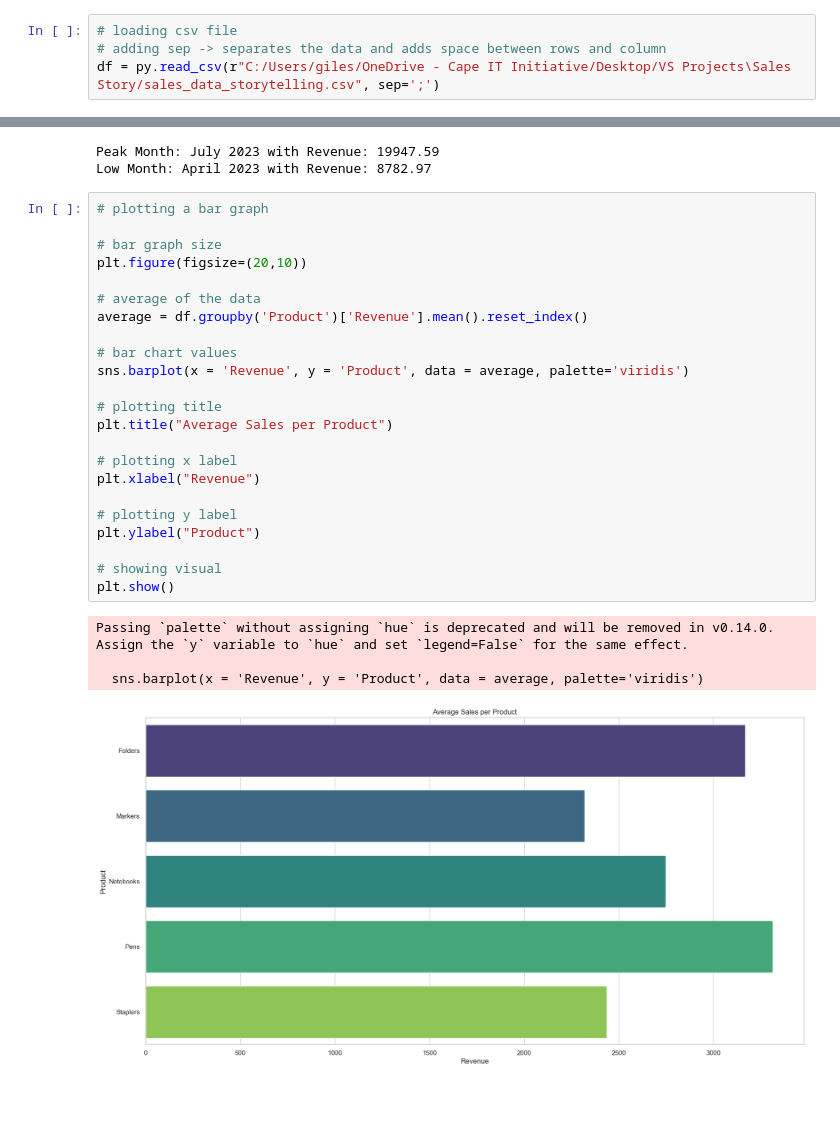
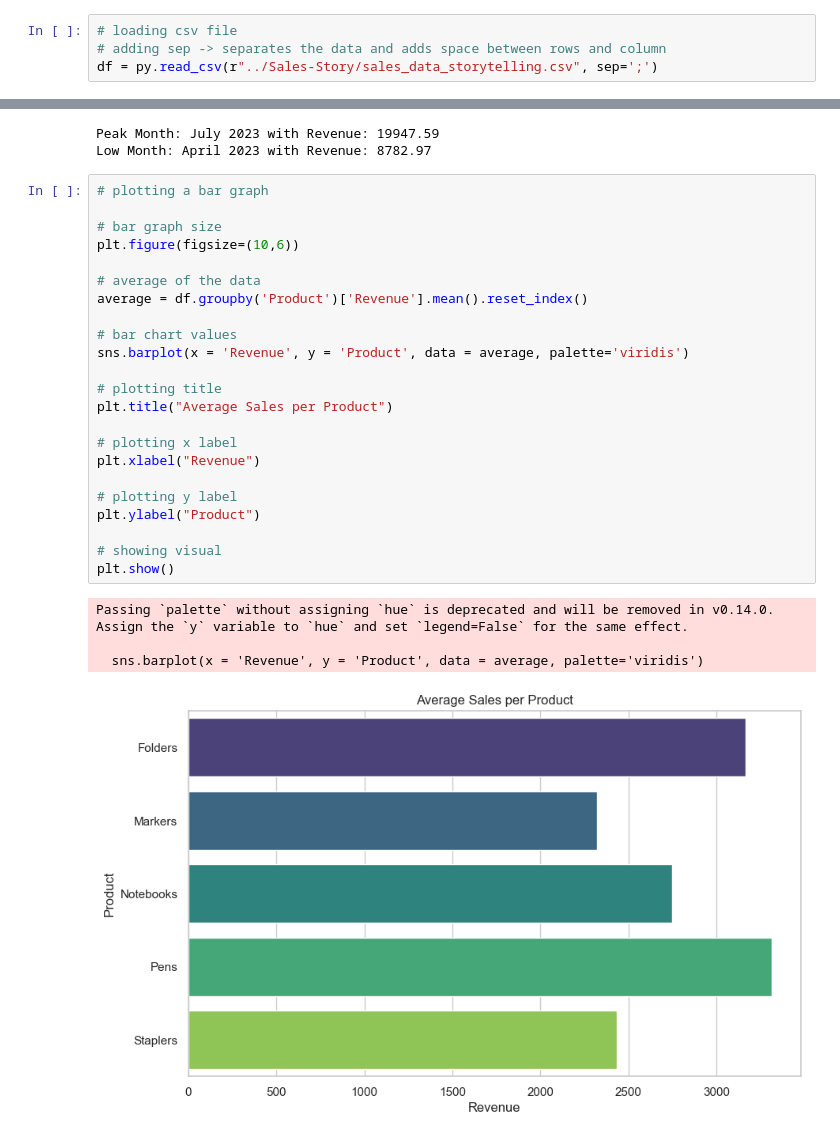
Before and after one commit to BonganiChauke/Sales-Story, a Jupyter notebook: sales_data_story.ipynb, the cells around one changed output, grey strips where cells are left out. Saved outputs shown, nothing was run; the diff lists cells and outputs as text; blank space fills up the shorter version.

```diff
--- a/sales_data_story.ipynb
+++ b/sales_data_story.ipynb
@@ -10,7 +10,7 @@ sns.set(style="whitegrid")
 # %%
 # loading csv file
 # adding sep -> separates the data and adds space between rows and column
-df = py.read_csv(r"C:/Users/giles/OneDrive - Cape IT Initiative/Desktop/VS Projects\Sales Story/sales_data_storytelling.csv", sep=';')
+df = py.read_csv(r"../Sales-Story/sales_data_storytelling.csv", sep=';')
 # %%
 # checking file contents and displaying file contents
 print(df.head())
@@ -107,28 +107,28 @@ Low Month: April 2023 with Revenue: 8782.97
 # %%
 # plotting a bar graph
 
 # bar graph size
-plt.figure(figsize=(20,10))
+plt.figure(figsize=(10,6))
 
 # average of the data
 average = df.groupby('Product')['Revenue'].mean().reset_index()
 
 # bar chart values
 sns.barplot(x = 'Revenue', y = 'Product', data = average, palette='viridis')
 
 # plotting title
 plt.title("Average Sales per Product")
 
 # plotting x label
 plt.xlabel("Revenue")
 
 # plotting y label
 plt.ylabel("Product")
 
 # showing visual
 plt.show()
 # %% [output]
 Passing `palette` without assigning `hue` is deprecated and will be removed in v0.14.0. Assign the `y` variable to `hue` and set `legend=False` for the same effect.
 
   sns.barplot(x = 'Revenue', y = 'Product', data = average, palette='viridis')
-[figure, old version]
+[figure, new version]
```
Also changed, not shown: parts of 2 cells of this notebook.
